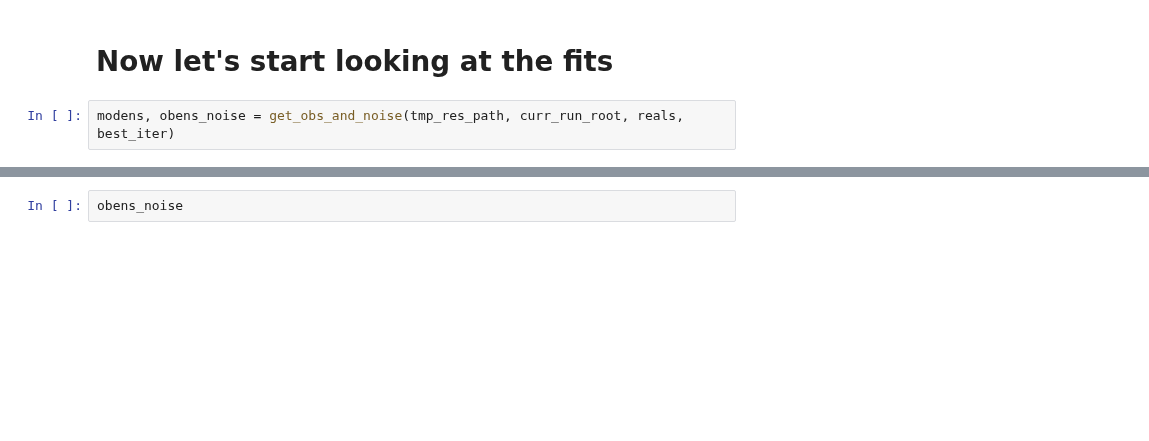
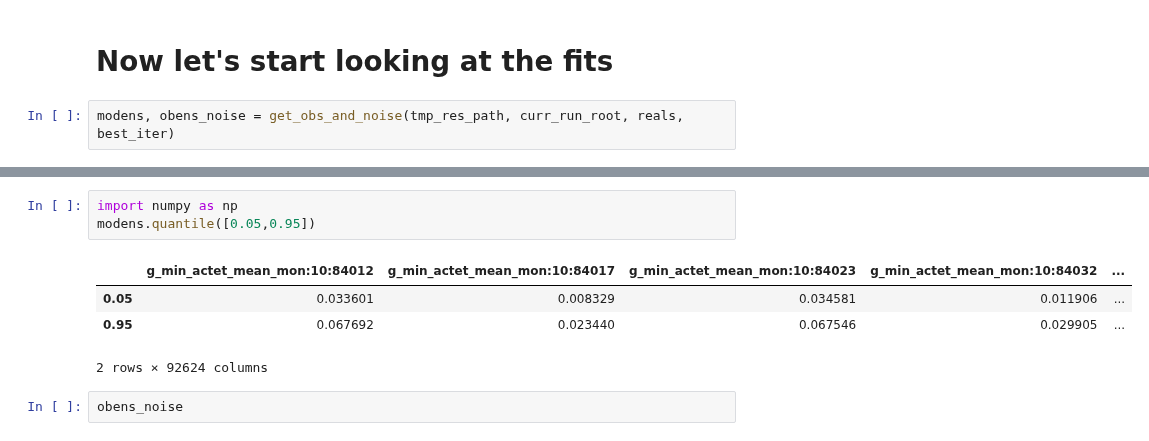
Before and after one commit to ahaj/nhm_pestpp_20240510, a Jupyter notebook: notebooks/general_postproc.ipynb, the cells around one changed output, grey strips where cells are left out. Saved outputs shown, nothing was run; the diff lists cells and outputs as text; blank space fills up the shorter version.

```diff
--- a/notebooks/general_postproc.ipynb
+++ b/notebooks/general_postproc.ipynb
@@ -86,3 +155,11 @@ modens
+# %%
+import numpy as np
+modens.quantile([0.05,0.95])
+# %% [output]
+|  | g_min_actet_mean_mon:10:84012 | g_min_actet_mean_mon:10:84017 | g_min_actet_mean_mon:10:84023 | g_min_actet_mean_mon:10:84032 | ... |
+| 0.05 | 0.033601 | 0.008329 | 0.034581 | 0.011906 | ... |
+| 0.95 | 0.067692 | 0.023440 | 0.067546 | 0.029905 | ... |
+2 rows × 92624 columns
 # %%
 obens_noise
 # %%
```
Also changed, not shown: parts of 11 cells of this notebook, 5 other files.
